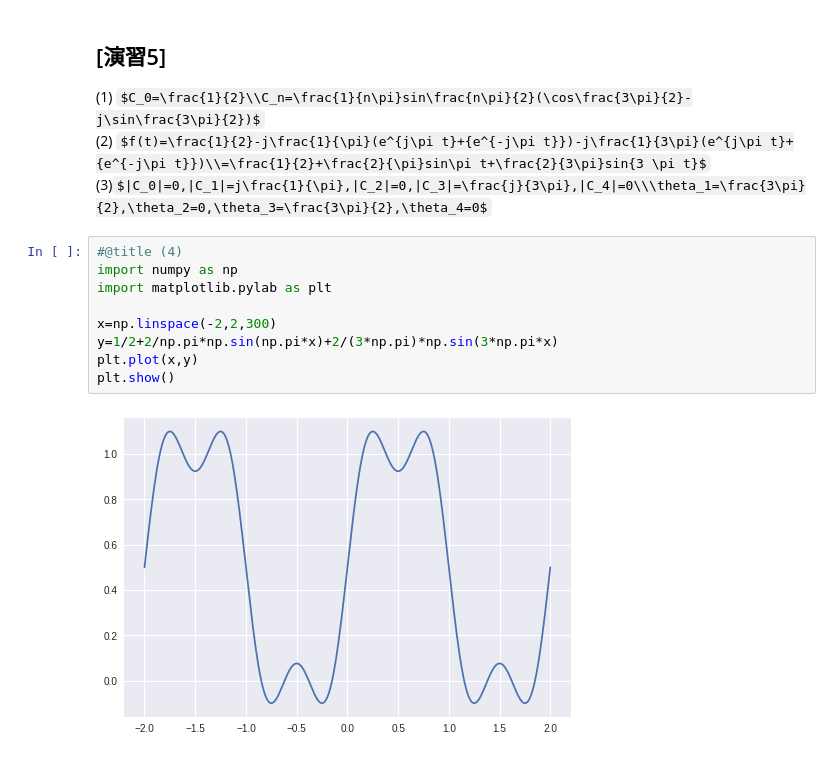
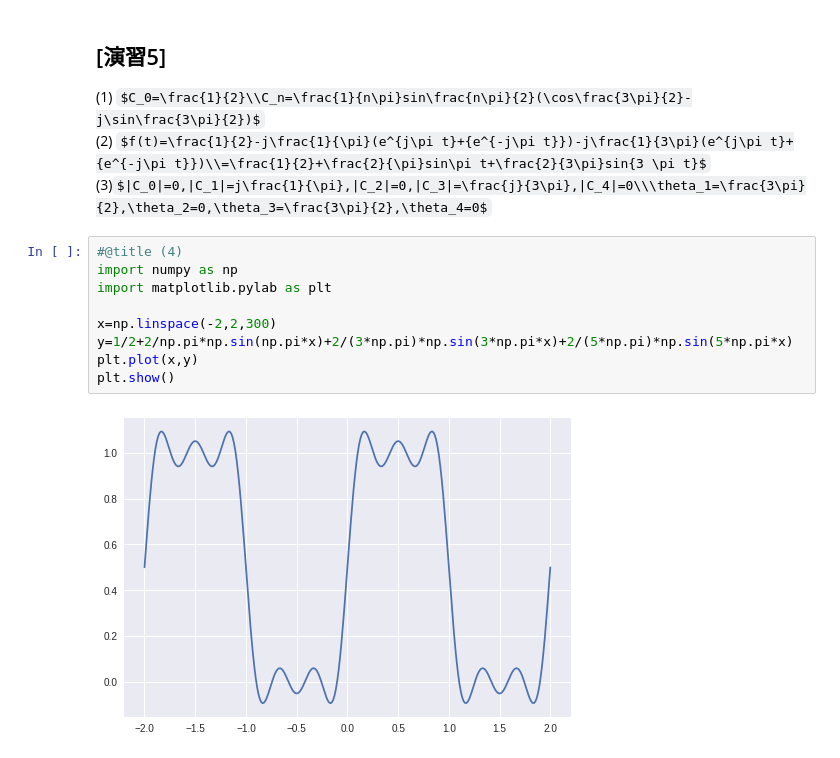
Before and after one commit to sakakendo/notebook, a Jupyter notebook: apm1_5.ipynb, the cells around one changed output. Saved outputs shown, nothing was run; the diff lists cells and outputs as text; some formulas as TeX source.

```diff
--- a/apm1_5.ipynb
+++ b/apm1_5.ipynb
@@ -47,11 +47,11 @@ $f(t)=\frac{1}{2}-j\frac{1}{\pi}(e^{j\pi t}+{e^{-j\pi t}})-j\frac{1}{3\pi}(e^{j\
 # %%
 #@title (4)
 import numpy as np
 import matplotlib.pylab as plt
 
 x=np.linspace(-2,2,300)
-y=1/2+2/np.pi*np.sin(np.pi*x)+2/(3*np.pi)*np.sin(3*np.pi*x)
+y=1/2+2/np.pi*np.sin(np.pi*x)+2/(3*np.pi)*np.sin(3*np.pi*x)+2/(5*np.pi)*np.sin(5*np.pi*x)
 plt.plot(x,y)
 plt.show()
 # %% [output]
-[figure, old version]
+[figure, new version]
```
Also changed, not shown: parts of 2 cells of this notebook.
